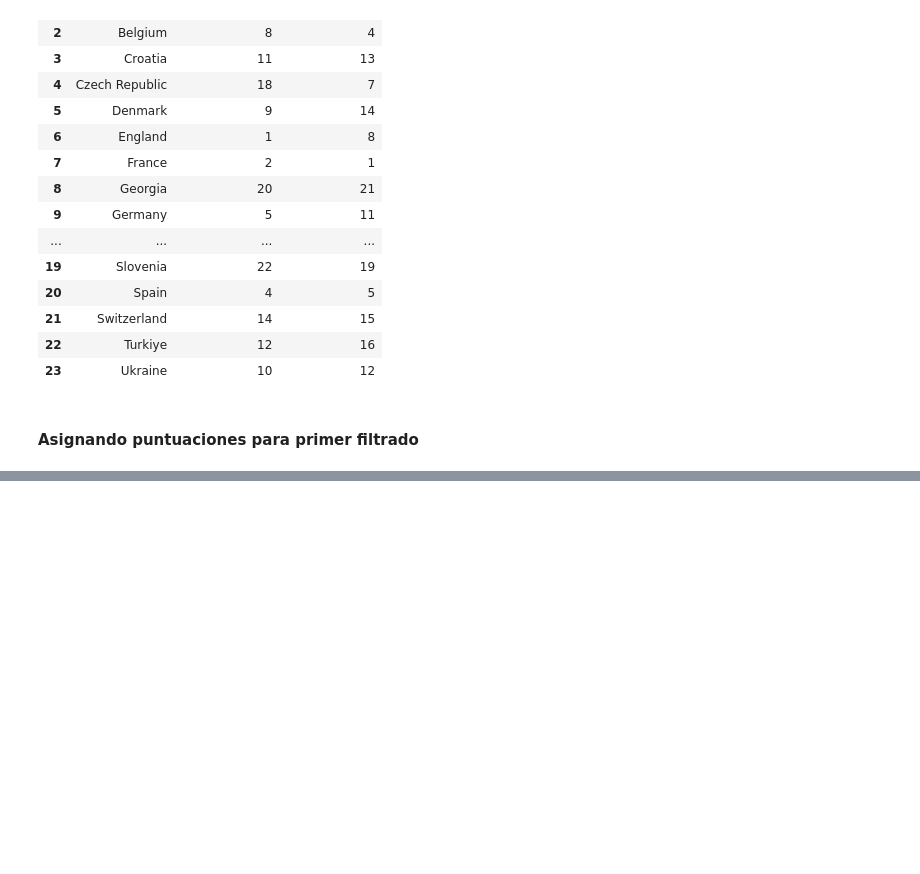
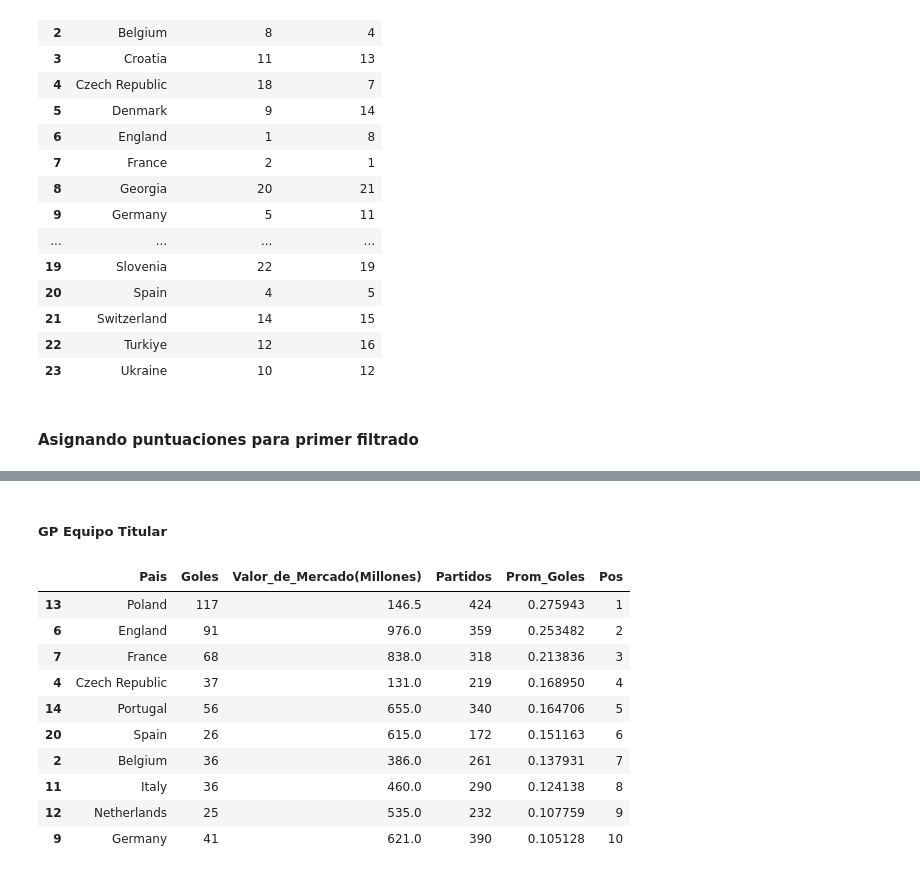
Before and after one commit to rdanbaro/Analisis-Euro, a Jupyter notebook: analisys.ipynb, the cells around one changed output, grey strips where cells are left out. Saved outputs shown, nothing was run; the diff lists cells and outputs as text; code cells hidden in the pictures; blank space fills up the shorter version.

```diff
--- a/analisys.ipynb
+++ b/analisys.ipynb
@@ -745,0 +765,11 @@ ranking_puntuacion
+# %%
+lista_paises_top = [    'France',
+                        'Portugal',
+                        'Spain',
+                        'England',
+                        'Netherlands',
+                        'Belgium',
+                        'Poland',
+                        'Germany',
+                        'Czech Republic',
+                        'Italy']
@@ -745,0 +894,34 @@ ranking_puntuacion
+# %% [markdown]
+##### GP Equipo Titular
+# %%
+ranking_equipo_titular_G = (
+
+    equipo_titular
+    #.loc[equipo_titular['Pais'].isin(lista_paises_top)]
+    .select_columns(['Pais', 'Goles', 'Valor_de_Mercado(Millones)', 'Partidos'])
+    .groupby('Pais').sum()
+    .reset_index()
+    #.sort_values('Prom_Goles',ascending=False)
+
+
+)
+ranking_equipo_titular_G_top = (
+        ranking_equipo_titular_G
+        .loc[ranking_equipo_titular_G['Pais'].isin(lista_paises_top)]
+        .assign(Prom_Goles = ranking_equipo_titular_G['Goles']/ ranking_equipo_titular_G['Partidos'])
+        .sort_values('Prom_Goles',ascending=False)
+        .assign(Pos=range(1,11))
+    )
+ranking_equipo_titular_G_top
+# %% [output]
+|  | Pais | Goles | Valor_de_Mercado(Millones) | Partidos | Prom_Goles | Pos |
+| 13 | Poland | 117 | 146.5 | 424 | 0.275943 | 1 |
+| 6 | England | 91 | 976.0 | 359 | 0.253482 | 2 |
+| 7 | France | 68 | 838.0 | 318 | 0.213836 | 3 |
+| 4 | Czech Republic | 37 | 131.0 | 219 | 0.168950 | 4 |
+| 14 | Portugal | 56 | 655.0 | 340 | 0.164706 | 5 |
+| 20 | Spain | 26 | 615.0 | 172 | 0.151163 | 6 |
+| 2 | Belgium | 36 | 386.0 | 261 | 0.137931 | 7 |
+| 11 | Italy | 36 | 460.0 | 290 | 0.124138 | 8 |
+| 12 | Netherlands | 25 | 535.0 | 232 | 0.107759 | 9 |
+| 9 | Germany | 41 | 621.0 | 390 | 0.105128 | 10 |
```
Also changed, not shown: parts of 18 cells of this notebook.
